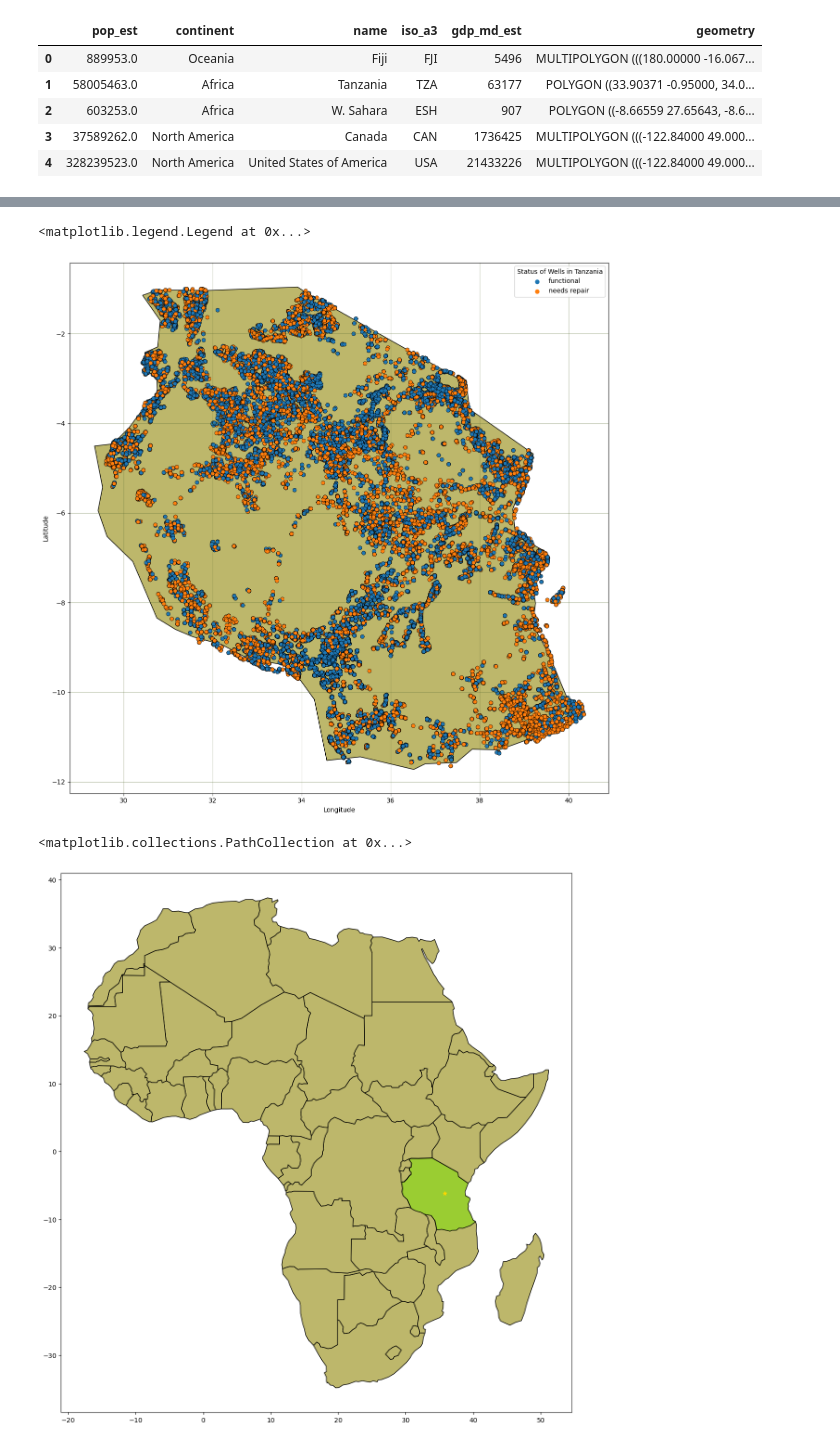
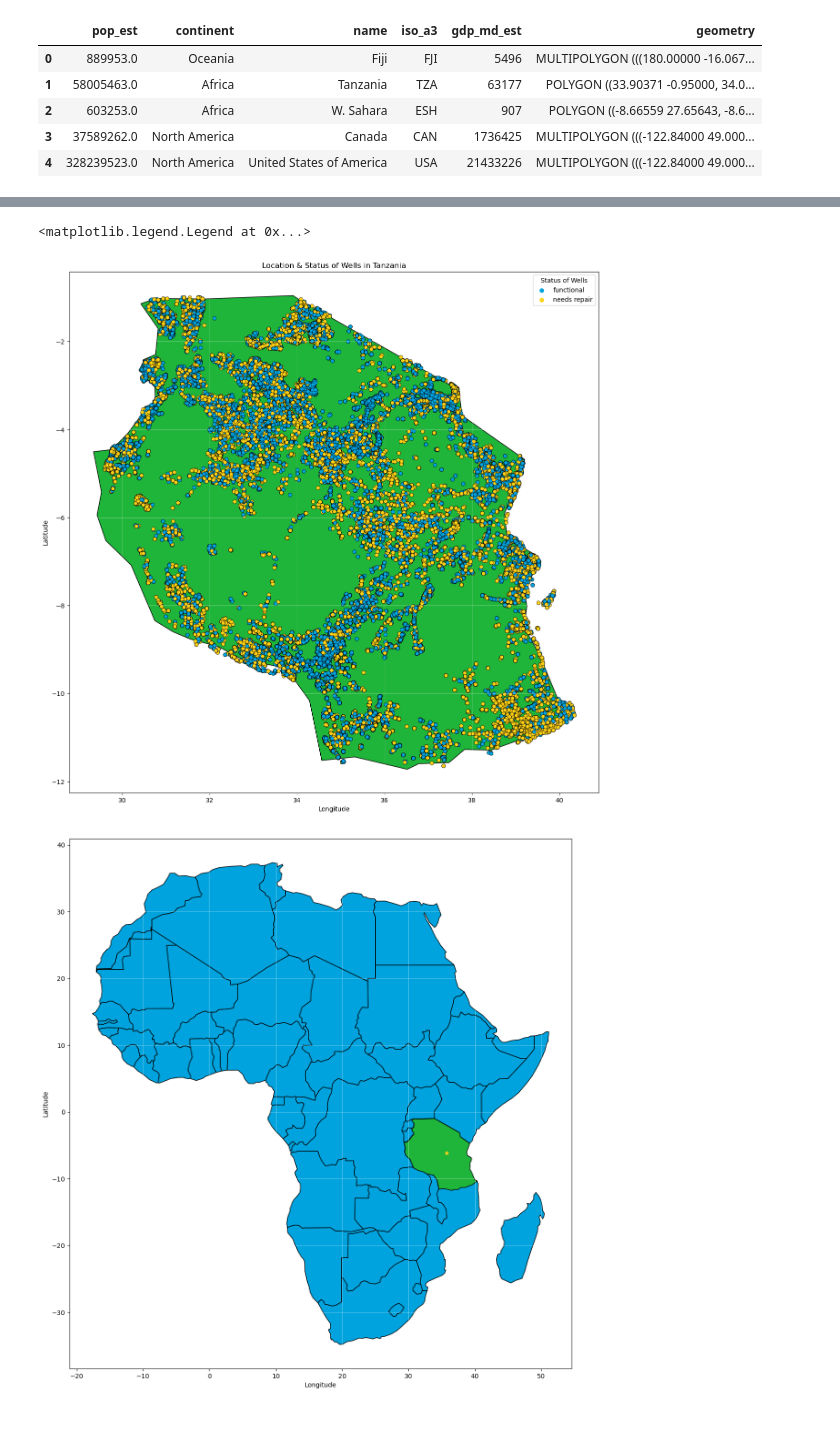
Before and after one commit to fetterollie/Tanzanian-Water-Wells, a Jupyter notebook: geopandas/maps.ipynb, the cells around one changed output, grey strips where cells are left out. Drawn from its saved outputs; the diff is of its cells as text; code cells hidden in the pictures.

Commit message:
added visualization and cleaned

```diff
--- a/geopandas/maps.ipynb
+++ b/geopandas/maps.ipynb
@@ -81,7 +91,7 @@ ax2.legend(title='Status of Wells in Tanzania')
 # %%
 fig2, ax2 = plt.subplots(figsize=(15, 15))
 
-tanzania.plot(color='darkkhaki',
+tanzania.plot(color='#1FB53A',
               edgecolor='black',
               ax=ax2)
 
@@ -89,16 +99,17 @@ sns.scatterplot(data=df,
                 x='longitude',
                 y='latitude',
                 hue='binary_status',
-                palette='tab10',
+                palette=bu_yl_pal,
                 edgecolor='black',
                 alpha=1,
                 ax=ax2)
 
-ax2.grid(visible=True, color='darkolivegreen', alpha=.5)
+ax2.grid(visible=True, color='white', alpha=.4)
+ax2.set_title('Location & Status of Wells in Tanzania')
 ax2.set_xlabel('Longitude')
 ax2.set_ylabel('Latitude')
-ax2.legend(title='Status of Wells in Tanzania')
+ax2.legend(title='Status of Wells')
 # %% [output]
 <matplotlib.legend.Legend at 0x...>
-[figure, old version]
+[figure, new version]
 # %%
@@ -106,19 +118,23 @@ africa = countries.loc[countries['continent'] == 'Africa']
 # %%
 fig2, ax2 = plt.subplots(figsize=(15, 15))
 
-africa.plot(color='darkkhaki',
+africa.plot(color='#00A3DE',
               edgecolor='black',
               ax=ax2)
 
-tanzania.plot(color='yellowgreen',
+tanzania.plot(color='#1FB53A',
               edgecolor='black',
               ax=ax2)
 #Dodoma (Capital) Coordinates: 6.1630° S, 35.7516° E
 plt.scatter(x=35.7516,
             y=-6.1630,
             marker='*',
-            color='gold',
+            color='#FDD116',
            )
+
+
+ax2.set_xlabel('Longitude')
+ax2.set_ylabel('Latitude')
+ax2.grid(visible=True, color='white', alpha=.4)
 # %% [output]
-<matplotlib.collections.PathCollection at 0x...>
-[figure, old version]
+[figure, new version]
```
Also changed, not shown: parts of 9 cells of this notebook.
